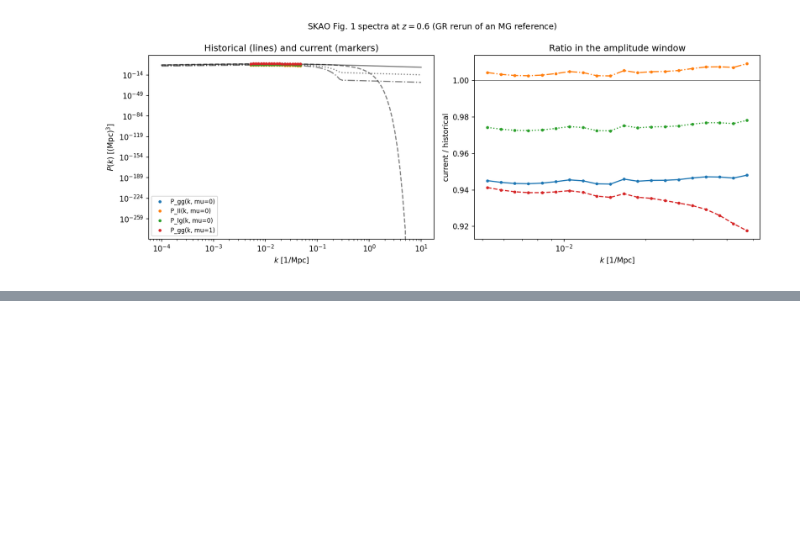
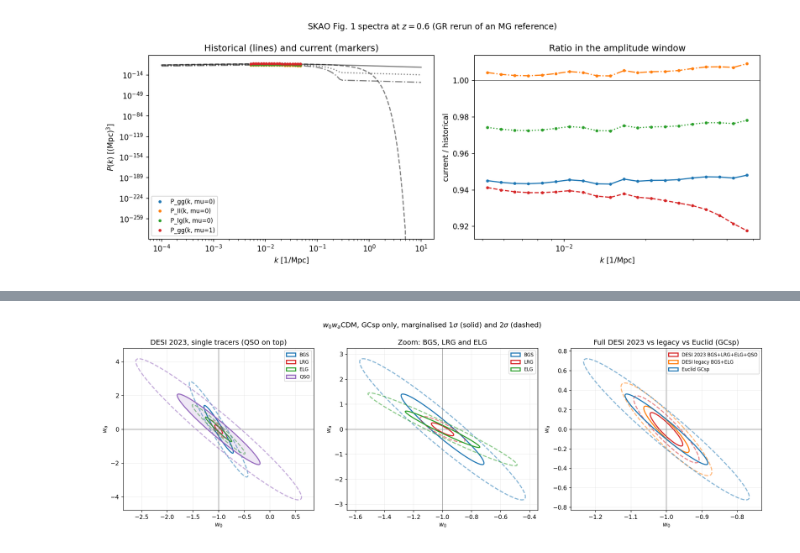
Before and after one commit to santiagocasas/cosmicjellyfish, a Jupyter notebook: notebooks/09-Survey-validation.ipynb, the cells around one changed output, grey strips where cells are left out. Saved outputs shown, nothing was run; the diff lists cells and outputs as text; code cells hidden in the pictures; blank space fills up the shorter version.

```diff
--- a/notebooks/09-Survey-validation.ipynb
+++ b/notebooks/09-Survey-validation.ipynb
@@ -197,0 +260,4 @@ fig1_diagnostic.png
+# %%
+display(Image(filename=str(plots.plot_desi2023_w0wa(DESI_WORKDIR, DESI_WORKDIR))))
+# %% [output]
+[figure, added]
```
Also changed, not shown: parts of 12 cells of this notebook, 13 other files.
